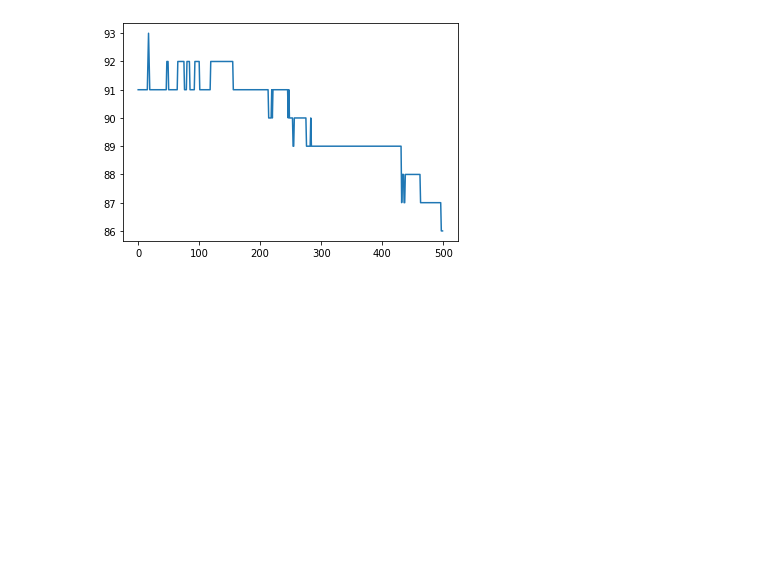
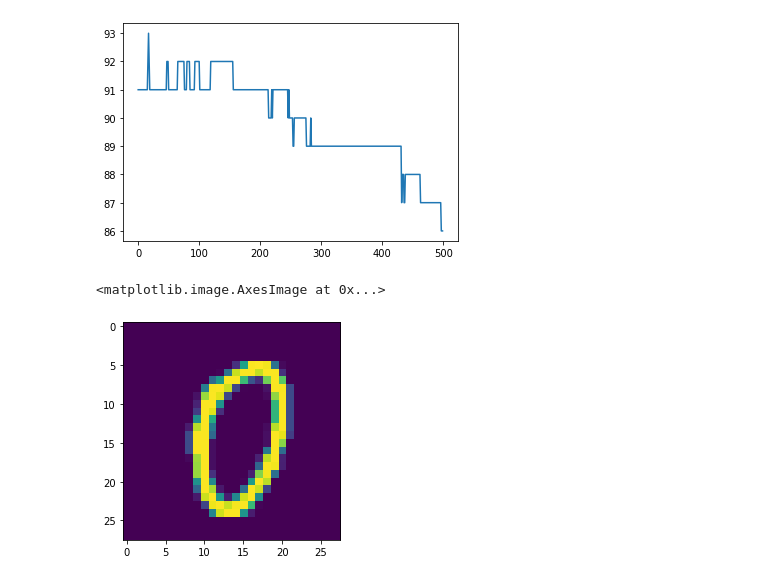
Before and after one commit to datascience-mobi/2021-topic-04-team-02, a Jupyter notebook: Data exploration.ipynb, the cells around one changed output. Cells and saved outputs as stored; diff of their text form; code cells hidden in the pictures; blank space fills up the shorter version.

```diff
--- a/Data exploration.ipynb
+++ b/Data exploration.ipynb
@@ -160,3 +160,18 @@ plt.plot(hits_per_k)
 plt.show()
 # %% [output]
 [figure]
+# %%
+import matplotlib.pyplot as plt
+import pickle
+import pandas as pd
+import numpy as np
+with open('data/train_points.p', 'rb') as f:
+    X = pickle.load(f)
+trainlabels = X[:,0]
+trainvalues = X[:,1:]
+
+mat_data = trainvalues[1000,:].reshape(28,28)
+plt.imshow(mat_data)
+# %% [output]
+<matplotlib.image.AxesImage at 0x...>
+[figure, added]
```
